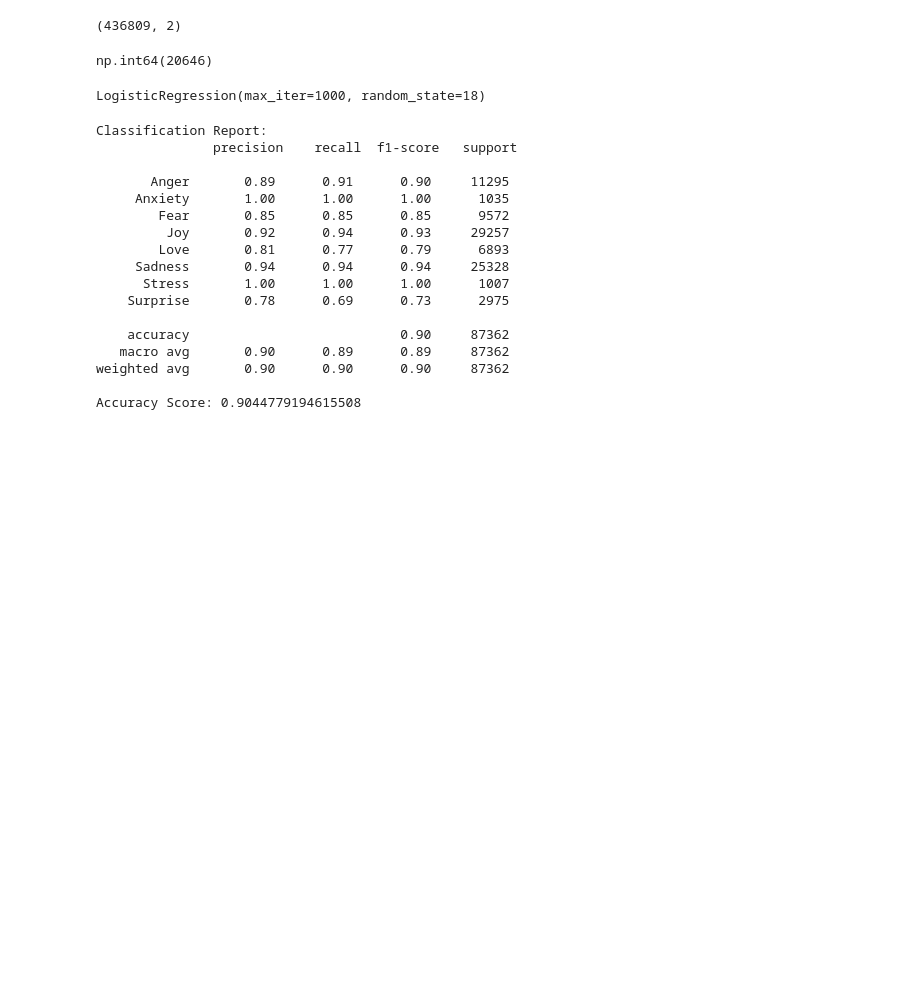
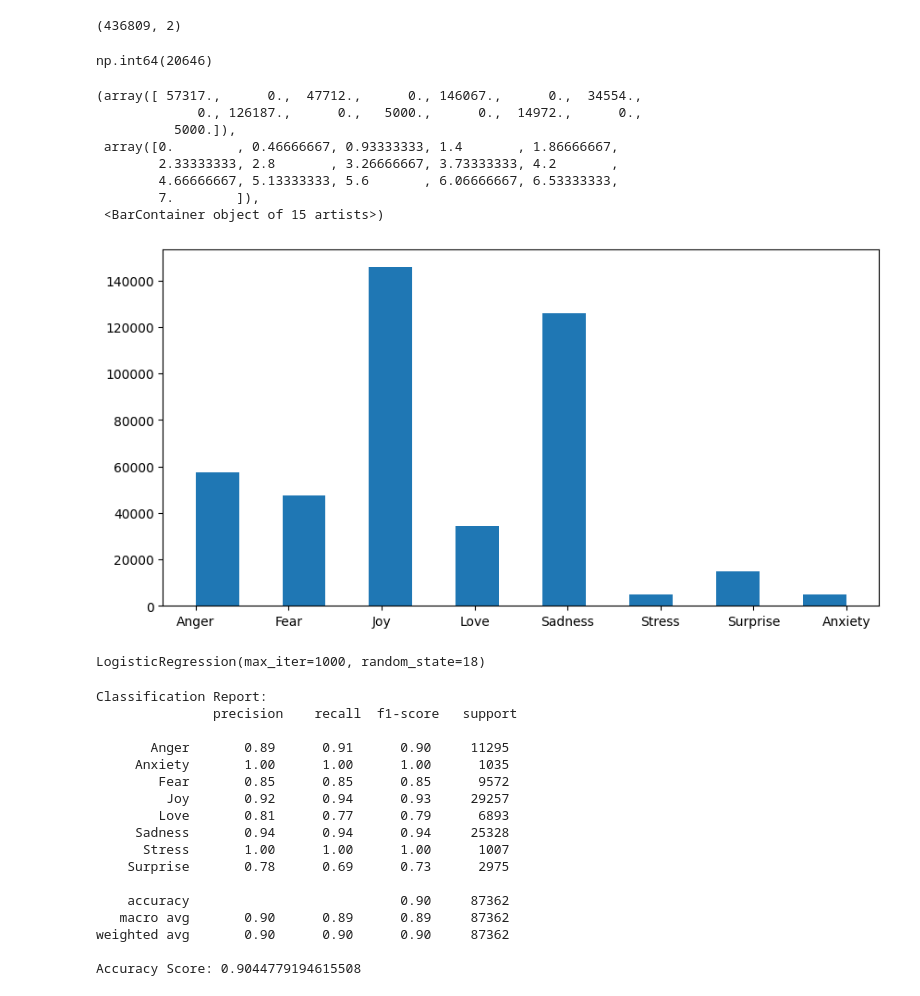
Before and after one commit to vjayamithun/EmotionBot, a Jupyter notebook: emotin01.ipynb, the cells around one changed output. Cells and saved outputs as stored; diff of their text form; code cells hidden in the pictures; blank space fills up the shorter version.

Commit message:
updated visual representation

```diff
--- a/emotin01.ipynb
+++ b/emotin01.ipynb
@@ -27,3 +30,16 @@ np.int64(20646)
+# %%
+plt.figure(figsize=(10,5))
+plt.hist(data['Emotion'],bins=15)
+# %% [output]
+(array([ 57317.,      0.,  47712.,      0., 146067.,      0.,  34554.,
+             0., 126187.,      0.,   5000.,      0.,  14972.,      0.,
+          5000.]),
+ array([0.        , 0.46666667, 0.93333333, 1.4       , 1.86666667,
+        2.33333333, 2.8       , 3.26666667, 3.73333333, 4.2       ,
+        4.66666667, 5.13333333, 5.6       , 6.06666667, 6.53333333,
+        7.        ]),
+ <BarContainer object of 15 artists>)
+[figure, added]
 # %%
 # Step 1: Load and Preprocess Data
 def load_and_preprocess_data(file_path):
```
Also changed, not shown: parts of 1 cell of this notebook.
